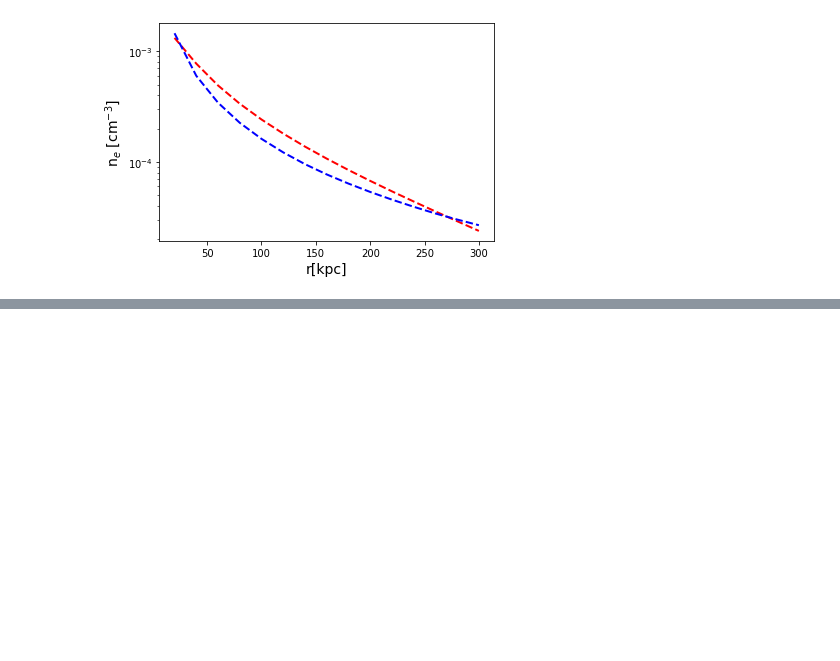
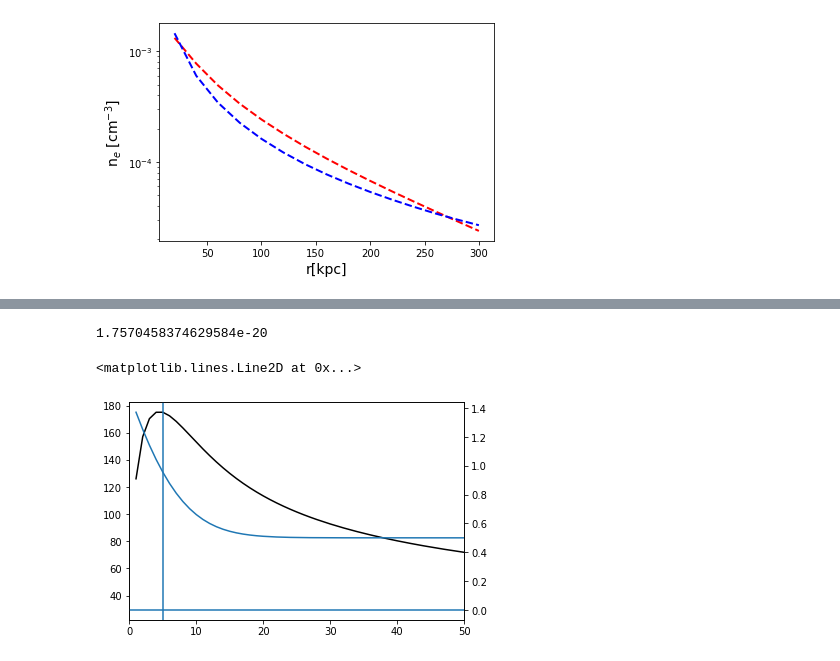
Before and after one commit to psingh220/scam_cgm, a Jupyter notebook: example.ipynb, the cells around one changed output, grey strips where cells are left out. Drawn from its saved outputs; the diff is of its cells as text; code cells hidden in the pictures; blank space fills up the shorter version.

```diff
--- a/example.ipynb
+++ b/example.ipynb
@@ -107,0 +166,11 @@ plt.show()
+# %%
+pl.plot(r,potential1.vc(r),c='k')
+pl.twinx()
+pl.plot(r,potential1.dlnvc_dlnR(r)+1)
+pl.xlim(0,50)
+pl.axhline(0)
+pl.axvline(5)
+# %% [output]
+1.7570458374629584e-20
+<matplotlib.lines.Line2D at 0x...>
+[figure, added]
```
Also changed, not shown: parts of 25 cells of this notebook, 1 other file.
